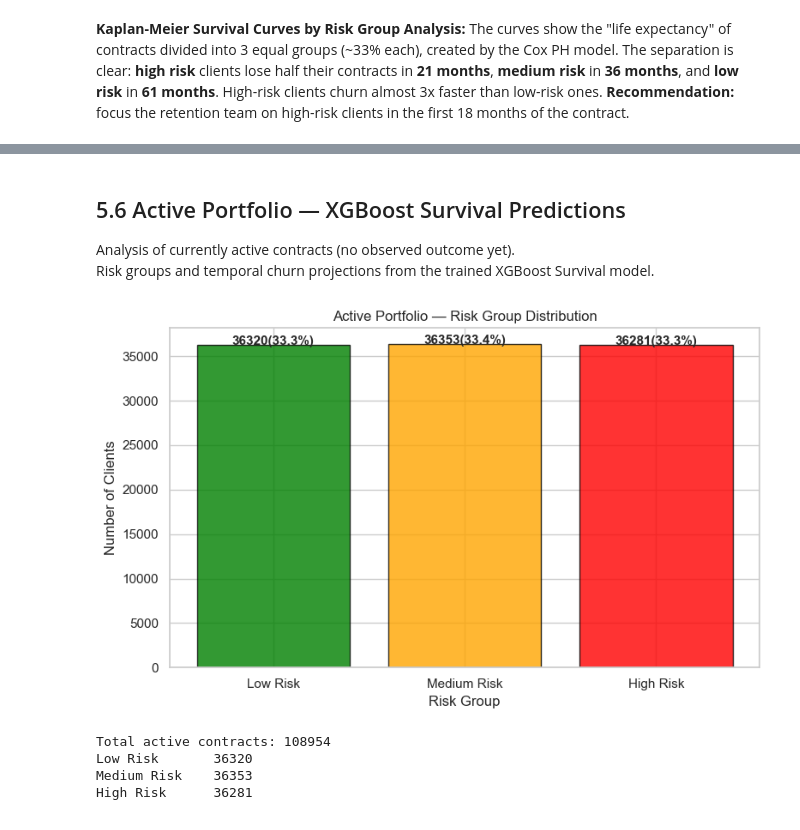
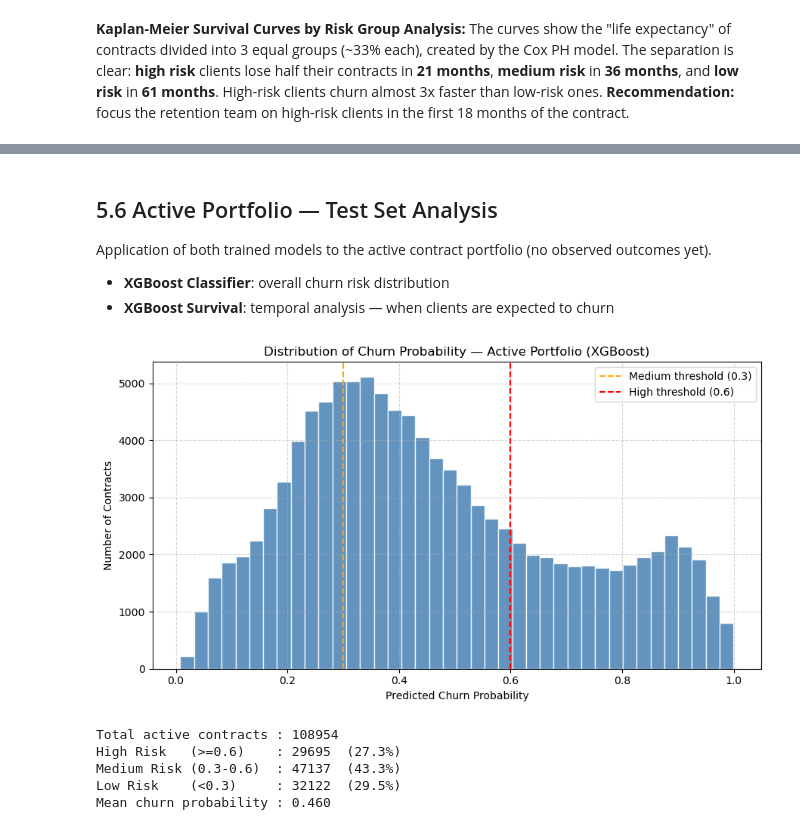
Before and after one commit to Alanog10/BNP-Paribas, a Jupyter notebook: Classification FINAL.ipynb, the cells around one changed output, grey strips where cells are left out. Saved outputs shown, nothing was run; the diff lists cells and outputs as text; code cells hidden in the pictures.

```diff
--- a/Classification FINAL.ipynb
+++ b/Classification FINAL.ipynb
@@ -1319,33 +1319,38 @@ Month 49-60      6.8%        8.9%    10.1%
 # %% [markdown]
-## 5.6 Active Portfolio — XGBoost Survival Predictions
+## 5.6 Active Portfolio — Test Set Analysis
 
-Analysis of currently active contracts (no observed outcome yet).
-Risk groups and temporal churn projections from the trained XGBoost Survival model.
+Application of both trained models to the active contract portfolio (no observed outcomes yet).
+- **XGBoost Classifier**: overall churn risk distribution
+- **XGBoost Survival**: temporal analysis — when clients are expected to churn
 # %%
-# Active portfolio — risk group assignment
-surv_test        = xgbse_final.predict(X_test[best_features])
-surv_test.index  = X_test[best_features].index  # restore original index
-risk_scores_test = -surv_test.mean(axis=1)
-risk_groups_test = pd.qcut(risk_scores_test, q=3,
-                            labels=['Low Risk', 'Medium Risk', 'High Risk'])
+# ---- XGBoost Classifier — Active Portfolio (totals) ----
+y_prob_test = xgb_final.predict_proba(X_test[best_features])[:, 1]
 
-risk_counts = risk_groups_test.value_counts().reindex(['Low Risk', 'Medium Risk', 'High Risk'])
-colors_bar  = ['green', 'orange', 'red']
+plt.figure(figsize=(9, 5))
+plt.hist(y_prob_test, bins=40, color="steelblue", edgecolor="white", alpha=0.85)
+plt.axvline(0.3, color="orange", linestyle="--", linewidth=1.5, label="Medium threshold (0.3)")
+plt.axvline(0.6, color="red",    linestyle="--", linewidth=1.5, label="High threshold (0.6)")
+plt.title("Distribution of Churn Probability — Active Portfolio (XGBoost)")
+plt.xlabel("Predicted Churn Probability")
+plt.ylabel("Number of Contracts")
+plt.legend()
+plt.grid(True, linestyle="--", alpha=0.5)
+plt.tight_layout()
+plt.show()
 
-plt.figure(figsize=(8, 5))
-plt.bar(risk_counts.index, risk_counts.values, color=colors_bar, alpha=0.8, edgecolor='black')
-plt.title('Active Portfolio — Risk Group Distribution')
-plt.xlabel('Risk Group'); plt.ylabel('Number of Clients')
-for i, (idx, val) in enumerate(risk_counts.items()):
-    plt.text(i, val + 5, f'{val}({val/len(risk_groups_test)*100:.1f}%)',
-             ha='center', fontsize=11, fontweight='bold')
-plt.tight_layout(); plt.show()
-
-print(f'Total active contracts: {len(risk_groups_test)}')
-print(risk_counts.to_string())
+high   = (y_prob_test >= 0.6).sum()
+medium = ((y_prob_test >= 0.3) & (y_prob_test < 0.6)).sum()
+low    = (y_prob_test < 0.3).sum()
+total  = len(y_prob_test)
+print(f"Total active contracts : {total}")
+print(f"High Risk   (>=0.6)    : {high:>4}  ({high/total*100:.1f}%)")
+print(f"Medium Risk (0.3-0.6)  : {medium:>4}  ({medium/total*100:.1f}%)")
+print(f"Low Risk    (<0.3)     : {low:>4}  ({low/total*100:.1f}%)")
+print(f"Mean churn probability : {y_prob_test.mean():.3f}")
 # %% [output]
-[figure, old version]
+[figure, new version]
-Total active contracts: 108954
-Low Risk       36320
-Medium Risk    36353
-High Risk      36281
+Total active contracts : 108954
+High Risk   (>=0.6)    : 29695  (27.3%)
+Medium Risk (0.3-0.6)  : 47137  (43.3%)
+Low Risk    (<0.3)     : 32122  (29.5%)
+Mean churn probability : 0.460
```
Also changed, not shown: parts of 15 cells of this notebook, 19 other files.
